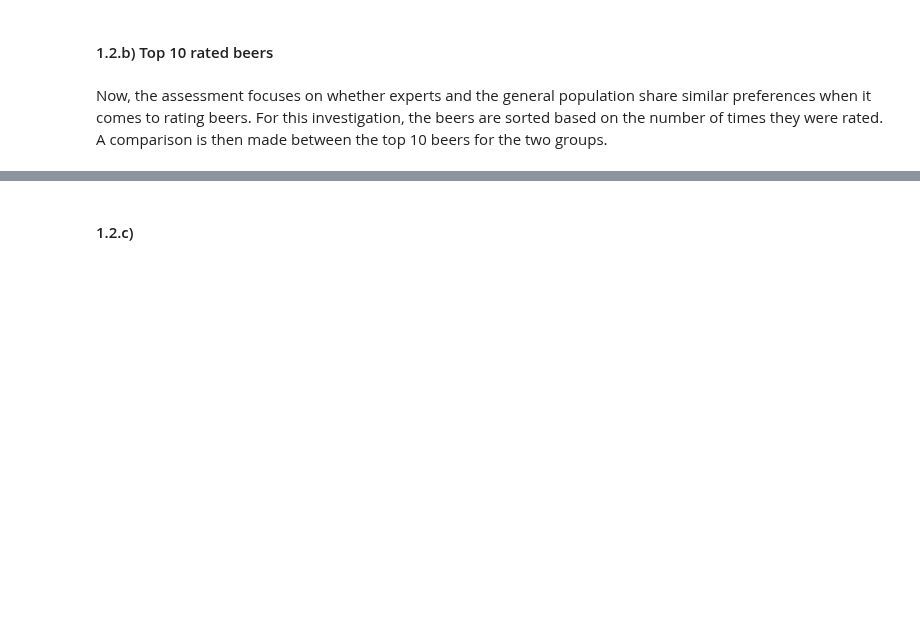
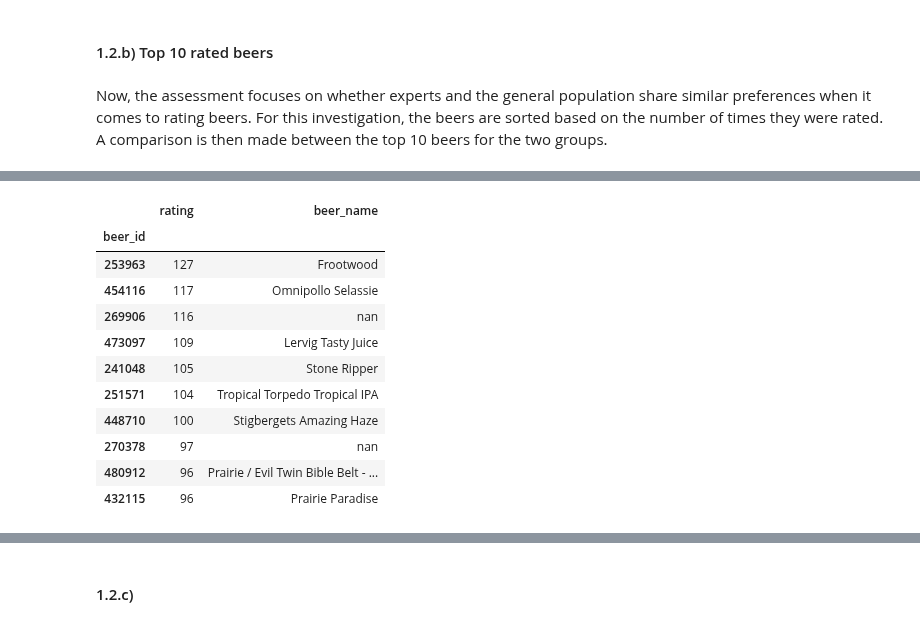
Before and after one commit to epfl-ada/ada-2023-project-remontada, a Jupyter notebook: code/main.ipynb, the cells around one changed output, grey strips where cells are left out. Saved outputs shown, nothing was run; the diff lists cells and outputs as text; code cells hidden in the pictures; blank space fills up the shorter version.

```diff
--- a/code/main.ipynb
+++ b/code/main.ipynb
@@ -381,0 +396,15 @@ Over the years under consideration, a beer is present in both groups only in 200
+# %%
+top_10_experts
+# %% [output]
+|  | rating | beer_name |
+| beer_id |  |  |
+| 253963 | 127 | Frootwood |
+| 454116 | 117 | Omnipollo Selassie |
+| 269906 | 116 | nan |
+| 473097 | 109 | Lervig Tasty Juice |
+| 241048 | 105 | Stone Ripper |
+| 251571 | 104 | Tropical Torpedo Tropical IPA |
+| 448710 | 100 | Stigbergets Amazing Haze |
+| 270378 | 97 | nan |
+| 480912 | 96 | Prairie / Evil Twin Bible Belt - ... |
+| 432115 | 96 | Prairie Paradise |
```
Also changed, not shown: parts of 14 cells of this notebook, 5 other files.
